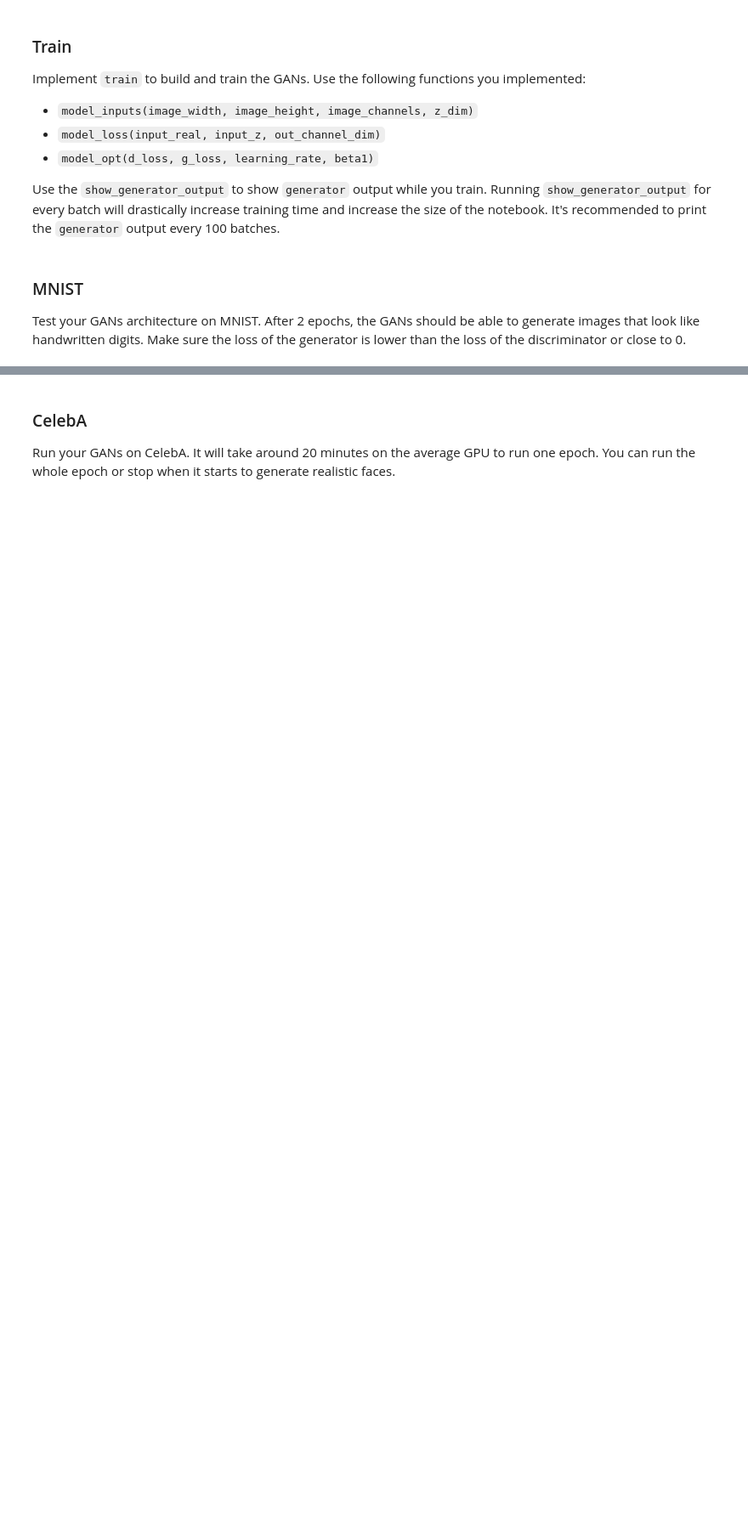
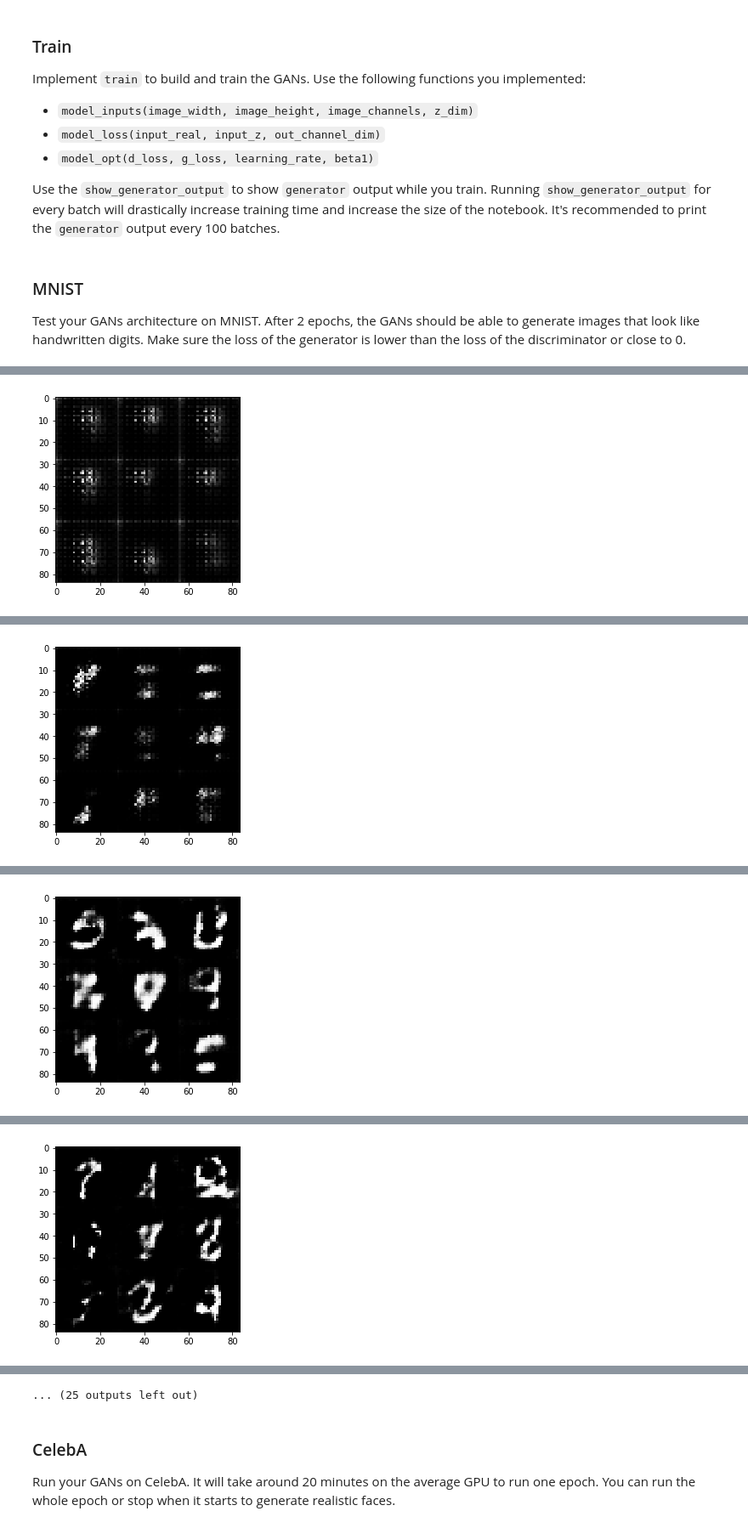
Before and after one commit to wallyt/DLND_face_generation, a Jupyter notebook: dlnd_face_generation.ipynb, the cells around one changed output, grey strips where cells are left out. Shown: that part at 85% size. Cells and saved outputs as stored; diff of their text form; code cells hidden in the pictures; blank space fills up the shorter version.

Commit message:
built and trained model

```diff
--- a/dlnd_face_generation.ipynb
+++ b/dlnd_face_generation.ipynb
@@ -115,8 +116,8 @@ def model_inputs(image_width, image_height, image_channels, z_dim):
     :return: Tuple of (tensor of real input images, tensor of z data, learning rate)
     """
 
-    input_real = tf.placeholder(tf.int32, [1, image_width, image_height, image_channels])
-    input_fake = tf.placeholder(tf.int32, [None, z_dim])
+    input_real = tf.placeholder(tf.float32, [None, image_width, image_height, image_channels])
+    input_fake = tf.placeholder(tf.float32, [None, z_dim])
     learn_rate = tf.placeholder(tf.float32, None)
 
     return input_real, input_fake, learn_rate
@@ -255,9 +233,20 @@ def model_loss(input_real, input_z, out_channel_dim):
     :param out_channel_dim: The number of channels in the output image
     :return: A tuple of (discriminator loss, generator loss)
     """
-    # TODO: Implement Function
+    g_model = generator(input_z, out_channel_dim)
+    d_model_real, d_logits_real = discriminator(input_real)
+    d_model_fake, d_logits_fake = discriminator(g_model, reuse=True)
 
-    return None, None
+    d_loss_real = tf.reduce_mean(tf.nn.sigmoid_cross_entropy_with_logits(
+                                 logits=d_logits_real, labels=tf.ones_like(d_model_real)))
+    d_loss_fake = tf.reduce_mean(tf.nn.sigmoid_cross_entropy_with_logits(
+                                 logits=d_logits_fake, labels=tf.zeros_like(d_model_fake)))
+    g_loss = tf.reduce_mean(tf.nn.sigmoid_cross_entropy_with_logits(
+                                 logits=d_logits_fake, labels=tf.ones_like(d_model_fake)))
+
+    d_loss = d_loss_real + d_loss_fake
+
+    return d_loss, g_loss
 
 
 """
@@ -277,9 +268,17 @@ def model_opt(d_loss, g_loss, learning_rate, beta1):
     :param beta1: The exponential decay rate for the 1st moment in the optimizer
     :return: A tuple of (discriminator training operation, generator training operation)
     """
-    # TODO: Implement Function
+    # Get weights and biases
+    vars_ = tf.trainable_variables()
+    g_vars = [var for var in vars_ if var.name.startswith("generator")]
+    d_vars = [var for var in vars_ if var.name.startswith("discriminator")]
 
-    return None, None
+    # Build Optimizer
+    with tf.control_dependencies(tf.get_collection(tf.GraphKeys.UPDATE_OPS)):
+        d_train_opt = tf.train.AdamOptimizer(learning_rate, beta1=beta1).minimize(d_loss, var_list=d_vars)
+        g_train_opt = tf.train.AdamOptimizer(learning_rate, beta1=beta1).minimize(g_loss, var_list=g_vars)
+
+    return d_train_opt, g_train_opt
 
 
 """
@@ -350,9 +387,9 @@ def train(epoch_count, batch_size, z_dim, learning_rate, beta1, get_batches, dat
 Test your GANs architecture on MNIST.  After 2 epochs, the GANs should be able to generate images that look like handwritten digits.  Make sure the loss of the generator is lower than the loss of the discriminator or close to 0.
 # %%
 batch_size = 64
-z_dim = None
-learning_rate = 0.0005
-beta1 = None
+z_dim = 100
+learning_rate = 0.002
+beta1 = 0.5
 
 
 """
@@ -364,3 +401,4 @@ mnist_dataset = helper.Dataset('mnist', glob(os.path.join(data_dir, 'mnist/*.jpg
 with tf.Graph().as_default():
     train(epochs, batch_size, z_dim, learning_rate, beta1, mnist_dataset.get_batches,
           mnist_dataset.shape, mnist_dataset.image_mode)
+# %% [output]
@@ -366,0 +415 @@ with tf.Graph().as_default():
+[figure, added]
@@ -366,0 +426 @@ with tf.Graph().as_default():
+[figure, added]
@@ -366,0 +437 @@ with tf.Graph().as_default():
+[figure, added]
@@ -366,0 +448 @@ with tf.Graph().as_default():
+[figure, added]
@@ -367,3 +471,4 @@ with tf.Graph().as_default():
+... (25 outputs left out)
 # %% [markdown]
 ### CelebA
 Run your GANs on CelebA.  It will take around 20 minutes on the average GPU to run one epoch.  You can run the whole epoch or stop when it starts to generate realistic faces.
```
Also changed, not shown: parts of 8 cells of this notebook.
